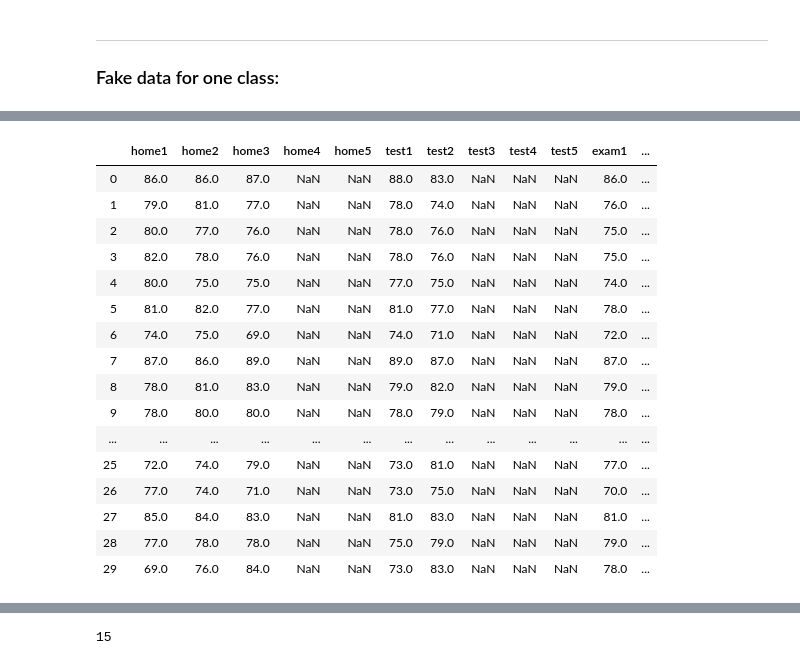
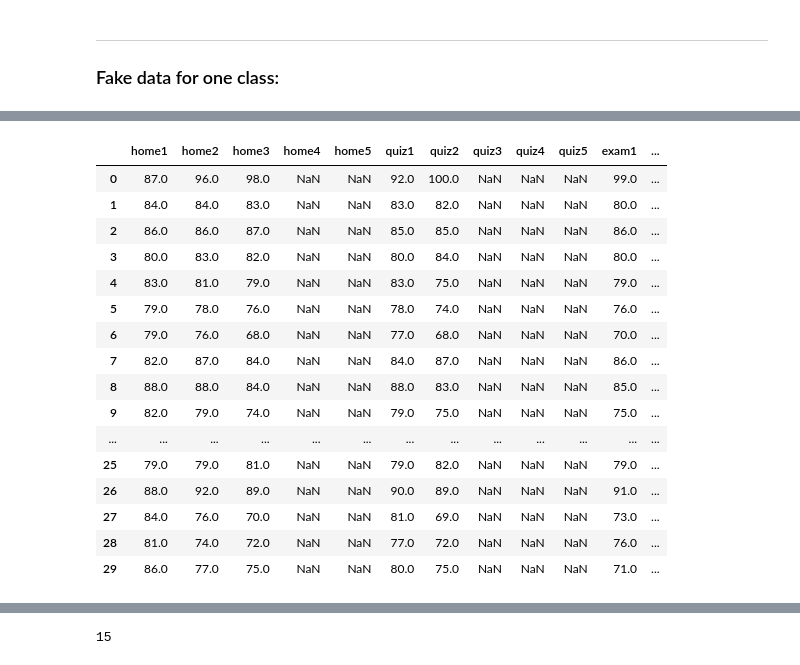
Before and after one commit to dcaohuu18/c_stats, a Jupyter notebook: data/simulate.ipynb, the cells around one changed output, grey strips where cells are left out. Saved outputs shown, nothing was run; the diff lists cells and outputs as text; code cells hidden in the pictures.

```diff
--- a/data/simulate.ipynb
+++ b/data/simulate.ipynb
@@ -404,23 +403,23 @@ class20_basic_info
 # %%
-def fake_class_performance(class_size, n_mess_mu, grade1_mu, grade1_std, n_total_tests, n_avail_tests,
+def fake_class_performance(class_size, n_mess_mu, grade1_mu, grade1_std, n_total_quiz, n_avail_quiz,
                            n_total_home, n_avail_home, latest_home_idx,
                            n_total_exams, n_avail_exams, exam1_idx, **paras):
 
     home_cols = ['home{}'.format(i+1) for i in range(n_total_home)]
-    test_cols = ['test{}'.format(i+1) for i in range(n_total_tests)]
+    quiz_cols = ['quiz{}'.format(i+1) for i in range(n_total_quiz)]
     exam_cols = ['exam{}'.format(i+1) for i in range(n_total_exams)]
 
     columns = ['ontime', 'late', 'missed', 'attendance', 'LMS_accesses', 'LMS_time', 'LMS_mess']
-    columns = home_cols + test_cols + exam_cols + columns
+    columns = home_cols + quiz_cols + exam_cols + columns
 
     performance_df = pd.DataFrame(columns=columns)
 
     for st in range(class_size):
-        st_all_gr, st_ho_gr, st_exam_gr, st_test_gr = fake_student_grades(grade1_mu, grade1_std, n_avail_tests, n_avail_home,
+        st_all_gr, st_ho_gr, st_exam_gr, st_quiz_gr = fake_student_grades(grade1_mu, grade1_std, n_avail_quiz, n_avail_home,
                                                                           latest_home_idx, n_avail_exams, exam1_idx)
 
         ho_dict = {'home{}'.format(i+1): hg for i, hg in st_ho_gr.items()}
-        test_dict = {'test{}'.format(i+1): tg for i, tg in st_test_gr.items()}
+        quiz_dict = {'quiz{}'.format(i+1): tg for i, tg in st_quiz_gr.items()}
         exam_dict = {'exam{}'.format(i+1): eg for i, eg in st_exam_gr.items()}
 
         mean_gr = st_all_gr.mean()
@@ -435,51 +434,51 @@ def fake_class_performance(class_size, n_mess_mu, grade1_mu, grade1_std, n_total
             'ontime': st_ontime,
             'late': st_late,
             'missed': st_missed,
             'attendance': st_attendance,
             'LMS_accesses': st_LMS_accesses,
             'LMS_time': st_LMS_time,
             'LMS_mess': st_LMS_mess
         }
 
-        student = {**student, **ho_dict, **test_dict, **exam_dict}
+        student = {**student, **ho_dict, **quiz_dict, **exam_dict}
 
         performance_df = performance_df.append(student, ignore_index=True)
 
     return performance_df
 
 
 args = {
     'class_size': 30,
     'n_mess_mu': 2,
-    'grade1_mu':78,
+    'grade1_mu':85,
     'grade1_std': 5,
-    'n_total_tests': 5,
-    'n_avail_tests': 2,
+    'n_total_quiz': 5,
+    'n_avail_quiz': 2,
     'n_total_home': 5,
     'n_avail_home': 3,
     'latest_home_idx': 4, # idx starts at 0
     'n_total_exams': 2,
     'n_avail_exams': 1,
     'exam1_idx': 3,       # idx starts at 0
 }
 
 class20_performance = fake_class_performance(**args)
 class20_performance
 # %% [output]
-|  | home1 | home2 | home3 | home4 | home5 | test1 | test2 | test3 | test4 | test5 | exam1 | ... |
-| 0 | 86.0 | 86.0 | 87.0 | NaN | NaN | 88.0 | 83.0 | NaN | NaN | NaN | 86.0 | ... |
-| 1 | 79.0 | 81.0 | 77.0 | NaN | NaN | 78.0 | 74.0 | NaN | NaN | NaN | 76.0 | ... |
-| 2 | 80.0 | 77.0 | 76.0 | NaN | NaN | 78.0 | 76.0 | NaN | NaN | NaN | 75.0 | ... |
-| 3 | 82.0 | 78.0 | 76.0 | NaN | NaN | 78.0 | 76.0 | NaN | NaN | NaN | 75.0 | ... |
-| 4 | 80.0 | 75.0 | 75.0 | NaN | NaN | 77.0 | 75.0 | NaN | NaN | NaN | 74.0 | ... |
-| 5 | 81.0 | 82.0 | 77.0 | NaN | NaN | 81.0 | 77.0 | NaN | NaN | NaN | 78.0 | ... |
-| 6 | 74.0 | 75.0 | 69.0 | NaN | NaN | 74.0 | 71.0 | NaN | NaN | NaN | 72.0 | ... |
-| 7 | 87.0 | 86.0 | 89.0 | NaN | NaN | 89.0 | 87.0 | NaN | NaN | NaN | 87.0 | ... |
-| 8 | 78.0 | 81.0 | 83.0 | NaN | NaN | 79.0 | 82.0 | NaN | NaN | NaN | 79.0 | ... |
-| 9 | 78.0 | 80.0 | 80.0 | NaN | NaN | 78.0 | 79.0 | NaN | NaN | NaN | 78.0 | ... |
+|  | home1 | home2 | home3 | home4 | home5 | quiz1 | quiz2 | quiz3 | quiz4 | quiz5 | exam1 | ... |
+| 0 | 87.0 | 96.0 | 98.0 | NaN | NaN | 92.0 | 100.0 | NaN | NaN | NaN | 99.0 | ... |
+| 1 | 84.0 | 84.0 | 83.0 | NaN | NaN | 83.0 | 82.0 | NaN | NaN | NaN | 80.0 | ... |
+| 2 | 86.0 | 86.0 | 87.0 | NaN | NaN | 85.0 | 85.0 | NaN | NaN | NaN | 86.0 | ... |
+| 3 | 80.0 | 83.0 | 82.0 | NaN | NaN | 80.0 | 84.0 | NaN | NaN | NaN | 80.0 | ... |
+| 4 | 83.0 | 81.0 | 79.0 | NaN | NaN | 83.0 | 75.0 | NaN | NaN | NaN | 79.0 | ... |
+| 5 | 79.0 | 78.0 | 76.0 | NaN | NaN | 78.0 | 74.0 | NaN | NaN | NaN | 76.0 | ... |
+| 6 | 79.0 | 76.0 | 68.0 | NaN | NaN | 77.0 | 68.0 | NaN | NaN | NaN | 70.0 | ... |
+| 7 | 82.0 | 87.0 | 84.0 | NaN | NaN | 84.0 | 87.0 | NaN | NaN | NaN | 86.0 | ... |
+| 8 | 88.0 | 88.0 | 84.0 | NaN | NaN | 88.0 | 83.0 | NaN | NaN | NaN | 85.0 | ... |
+| 9 | 82.0 | 79.0 | 74.0 | NaN | NaN | 79.0 | 75.0 | NaN | NaN | NaN | 75.0 | ... |
 | ... | ... | ... | ... | ... | ... | ... | ... | ... | ... | ... | ... | ... |
-| 25 | 72.0 | 74.0 | 79.0 | NaN | NaN | 73.0 | 81.0 | NaN | NaN | NaN | 77.0 | ... |
-| 26 | 77.0 | 74.0 | 71.0 | NaN | NaN | 73.0 | 75.0 | NaN | NaN | NaN | 70.0 | ... |
-| 27 | 85.0 | 84.0 | 83.0 | NaN | NaN | 81.0 | 83.0 | NaN | NaN | NaN | 81.0 | ... |
-| 28 | 77.0 | 78.0 | 78.0 | NaN | NaN | 75.0 | 79.0 | NaN | NaN | NaN | 79.0 | ... |
-| 29 | 69.0 | 76.0 | 84.0 | NaN | NaN | 73.0 | 83.0 | NaN | NaN | NaN | 78.0 | ... |
+| 25 | 79.0 | 79.0 | 81.0 | NaN | NaN | 79.0 | 82.0 | NaN | NaN | NaN | 79.0 | ... |
+| 26 | 88.0 | 92.0 | 89.0 | NaN | NaN | 90.0 | 89.0 | NaN | NaN | NaN | 91.0 | ... |
+| 27 | 84.0 | 76.0 | 70.0 | NaN | NaN | 81.0 | 69.0 | NaN | NaN | NaN | 73.0 | ... |
+| 28 | 81.0 | 74.0 | 72.0 | NaN | NaN | 77.0 | 72.0 | NaN | NaN | NaN | 76.0 | ... |
+| 29 | 86.0 | 77.0 | 75.0 | NaN | NaN | 80.0 | 75.0 | NaN | NaN | NaN | 71.0 | ... |
```
Also changed, not shown: parts of 39 cells of this notebook.
